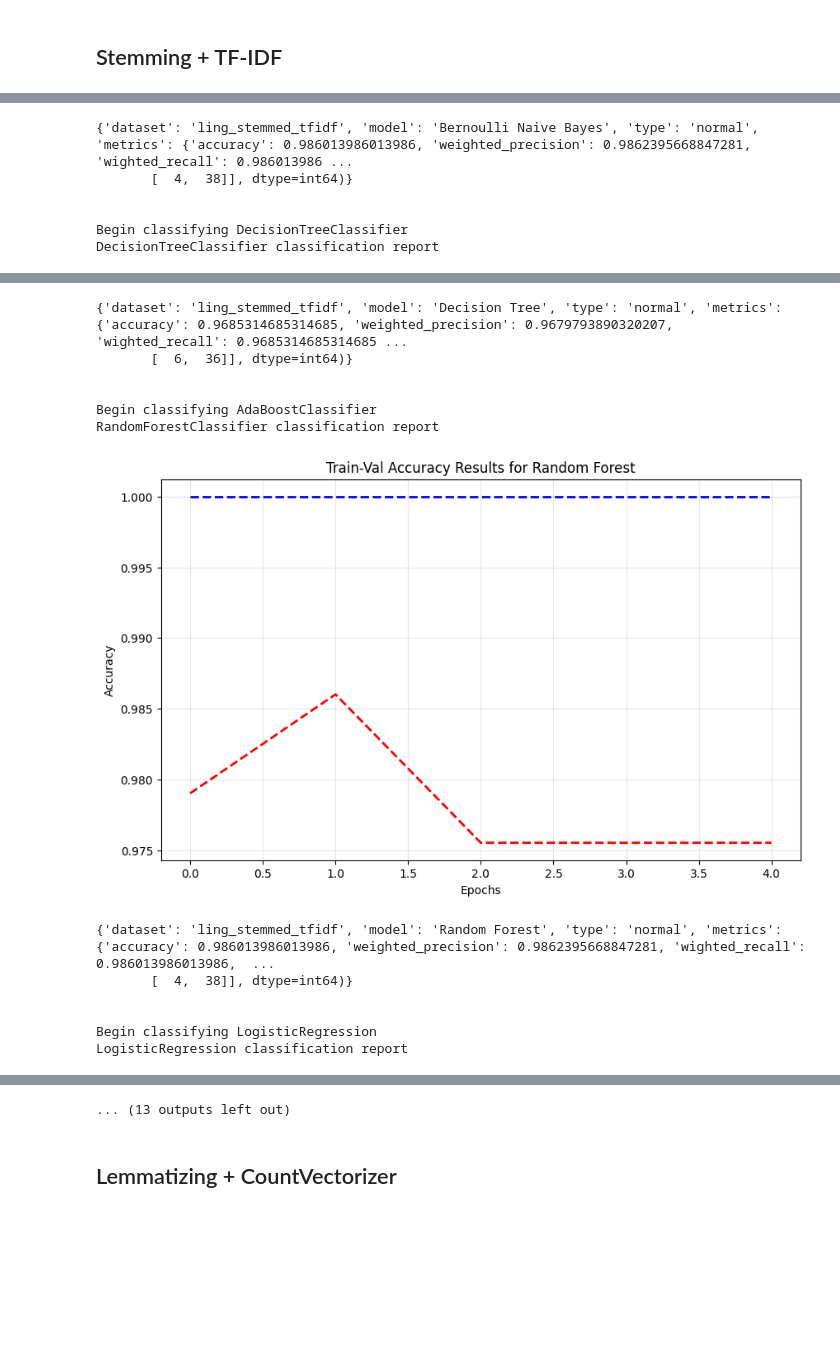
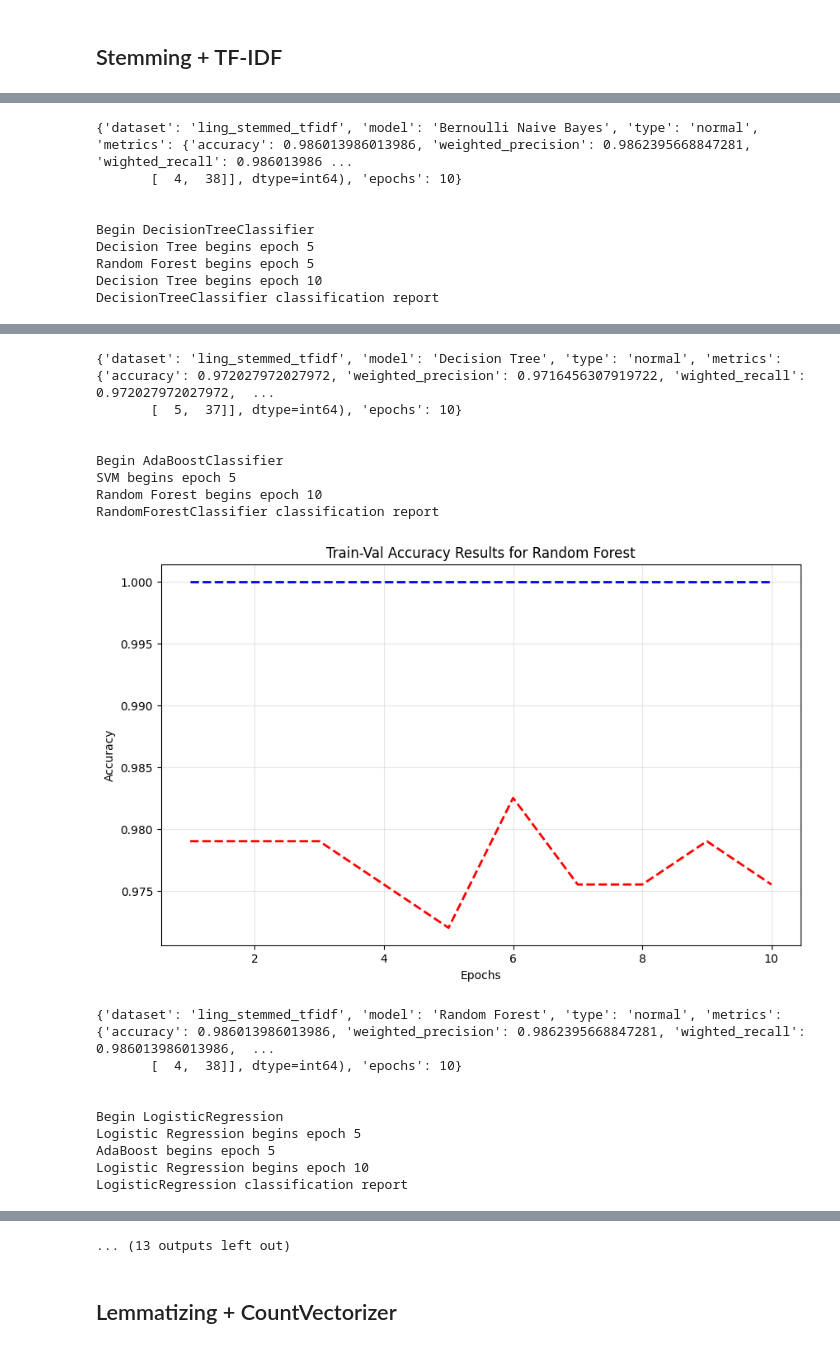
Before and after one commit to WilliamDelnington/EmailSpamDetection, a Jupyter notebook: LingspamDatasetTests/Ling.ipynb, the cells around one changed output, grey strips where cells are left out. Drawn from its saved outputs; the diff is of its cells as text; code cells hidden in the pictures; blank space fills up the shorter version.

```diff
--- a/LingspamDatasetTests/Ling.ipynb
+++ b/LingspamDatasetTests/Ling.ipynb
@@ -1,6 +1,6 @@
 # %%
 import pandas as pd
 # %%
-ling = pd.read_csv('ling.csv')
+ling = pd.read_csv('ling_preprocessed.csv')
 ling
 # %% [output]
@@ -109 +32,7 @@ del combined
+# %%
+ling_X, ling_y = ling["preprocessed_data"], ling["label"]
+
+import ast
+
+ling_X = ling_X.apply(lambda x: ast.literal_eval(x))
 # %%
@@ -148,3 +44,3 @@ model = get_classification_models()
 # %%
-ling_stemming = preprocessed_data.apply(preprocessing.stemming)
+ling_X_stemming = ling_X.apply(preprocessing.stemming)
 # %%
@@ -204,8 +113,15 @@ model = get_classification_models()
 # %%
-ling_stemming_tfidf = preprocessing.vectorizing(ling_stemming, "tfidf")
+ling_X_stemming_tfidf = preprocessing.vectorizing(ling_X_stemming, "tfidf")
 
-train_and_evaluate_model(ling_stemming_tfidf, ling["label"], "ling_stemmed_tfidf", model)
-del ling_stemming_tfidf
-del ling_stemming
-model = None
+train_and_evaluate_models(
+    ling_X_stemming_tfidf,
+    ling_y,
+    "ling_stemmed_tfidf",
+    metric_results,
+    mode="epochs",
+    test_size=0.1,
+    valid_size=0.1
+)
+del ling_X_stemming_tfidf
+del ling_X_stemming
 # %% [output]
@@ -226,6 +145,9 @@ BernoulliNB classification report
 {'dataset': 'ling_stemmed_tfidf', 'model': 'Bernoulli Naive Bayes', 'type': 'normal', 'metrics': {'accuracy': 0.986013986013986, 'weighted_precision': 0.9862395668847281, 'wighted_recall': 0.986013986 ...
-       [  4,  38]], dtype=int64)}
+       [  4,  38]], dtype=int64), 'epochs': 10}
 
 
-Begin classifying DecisionTreeClassifier
+Begin DecisionTreeClassifier
+Decision Tree begins epoch 5
+Random Forest begins epoch 5
+Decision Tree begins epoch 10
 DecisionTreeClassifier classification report
@@ -233,13 +155,18 @@ DecisionTreeClassifier classification report
-{'dataset': 'ling_stemmed_tfidf', 'model': 'Decision Tree', 'type': 'normal', 'metrics': {'accuracy': 0.9685314685314685, 'weighted_precision': 0.9679793890320207, 'wighted_recall': 0.9685314685314685 ...
-       [  6,  36]], dtype=int64)}
+{'dataset': 'ling_stemmed_tfidf', 'model': 'Decision Tree', 'type': 'normal', 'metrics': {'accuracy': 0.972027972027972, 'weighted_precision': 0.9716456307919722, 'wighted_recall': 0.972027972027972,  ...
+       [  5,  37]], dtype=int64), 'epochs': 10}
 
 
-Begin classifying AdaBoostClassifier
+Begin AdaBoostClassifier
+SVM begins epoch 5
+Random Forest begins epoch 10
 RandomForestClassifier classification report
-[figure, old version]
+[figure, new version]
 {'dataset': 'ling_stemmed_tfidf', 'model': 'Random Forest', 'type': 'normal', 'metrics': {'accuracy': 0.986013986013986, 'weighted_precision': 0.9862395668847281, 'wighted_recall': 0.986013986013986,  ...
-       [  4,  38]], dtype=int64)}
+       [  4,  38]], dtype=int64), 'epochs': 10}
 
 
-Begin classifying LogisticRegression
+Begin LogisticRegression
+Logistic Regression begins epoch 5
+AdaBoost begins epoch 5
+Logistic Regression begins epoch 10
 LogisticRegression classification report
```
Also changed, not shown: parts of 19 cells of this notebook, 9 other files.
